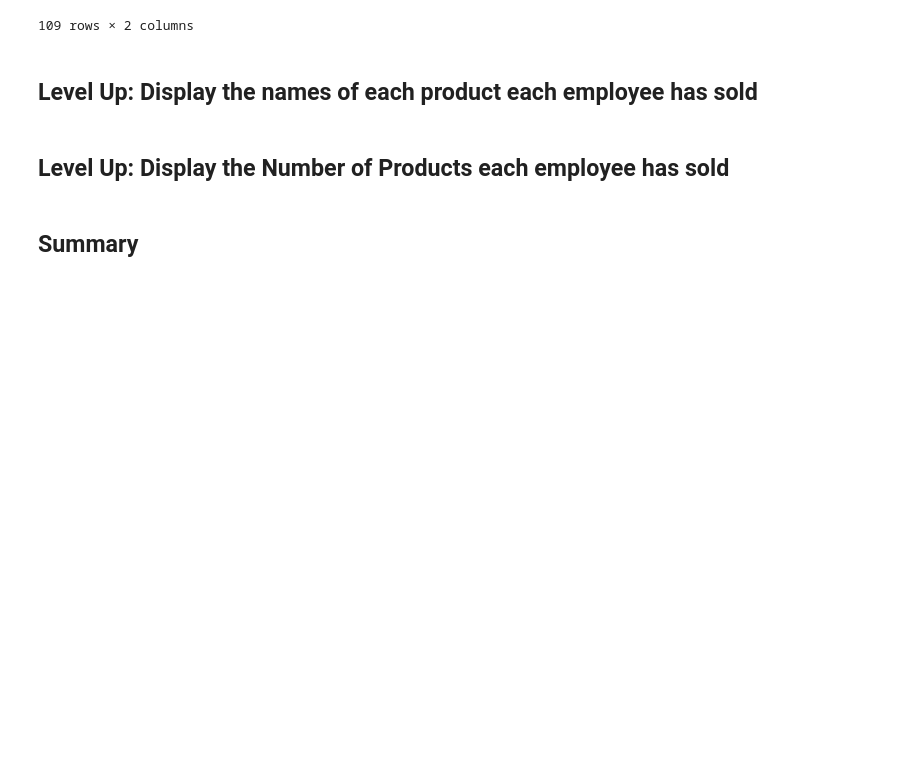
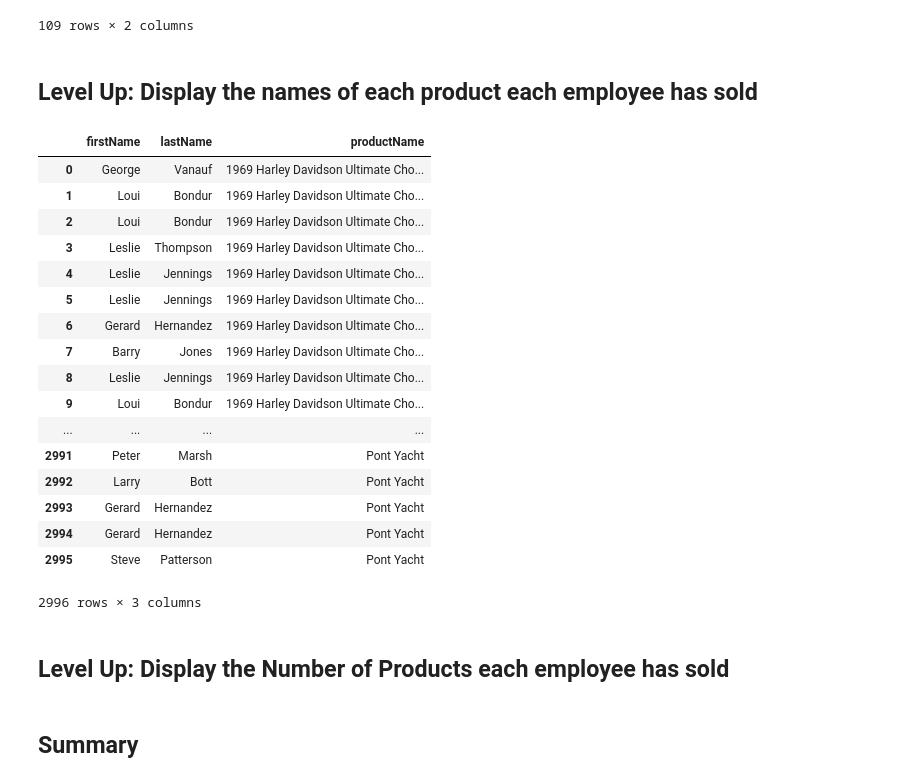
Before and after one commit to bgilroy26/dsc-join-statements-lab-nyc-ds-071519, a Jupyter notebook: index.ipynb, the cells around one changed output. Cells and saved outputs as stored; diff of their text form; code cells hidden in the pictures; blank space fills up the shorter version.

```diff
--- a/index.ipynb
+++ b/index.ipynb
@@ -150,13 +150,34 @@ df
 # %%
 # Your code here
 c.execute("""SELECT e.firstName, e.lastName, p.productName
 FROM products p
 JOIN orderDetails od ON p.productCode = od.productCode
 JOIN orders o on od.orderNumber = o.orderNumber
 JOIN customers c on o.customerNumber = c.customerNumber
-JOIN employees e on c.salesRepEmployeeNumber = e.employeeNumber;""")
+JOIN employees e on c.salesRepEmployeeNumber = e.employeeNumber
+;""")
 df = pd.DataFrame(c.fetchall())
-df.columns = [column[0] for column in ]
+df.columns = [column[0] for column in c.description]
+df
+# %% [output]
+|  | firstName | lastName | productName |
+| 0 | George | Vanauf | 1969 Harley Davidson Ultimate Cho... |
+| 1 | Loui | Bondur | 1969 Harley Davidson Ultimate Cho... |
+| 2 | Loui | Bondur | 1969 Harley Davidson Ultimate Cho... |
+| 3 | Leslie | Thompson | 1969 Harley Davidson Ultimate Cho... |
+| 4 | Leslie | Jennings | 1969 Harley Davidson Ultimate Cho... |
+| 5 | Leslie | Jennings | 1969 Harley Davidson Ultimate Cho... |
+| 6 | Gerard | Hernandez | 1969 Harley Davidson Ultimate Cho... |
+| 7 | Barry | Jones | 1969 Harley Davidson Ultimate Cho... |
+| 8 | Leslie | Jennings | 1969 Harley Davidson Ultimate Cho... |
+| 9 | Loui | Bondur | 1969 Harley Davidson Ultimate Cho... |
+| ... | ... | ... | ... |
+| 2991 | Peter | Marsh | Pont Yacht |
+| 2992 | Larry | Bott | Pont Yacht |
+| 2993 | Gerard | Hernandez | Pont Yacht |
+| 2994 | Gerard | Hernandez | Pont Yacht |
+| 2995 | Steve | Patterson | Pont Yacht |
+2996 rows × 3 columns
 # %% [markdown]
 ## Level Up: Display the Number of Products each employee has sold
 # %%
```
